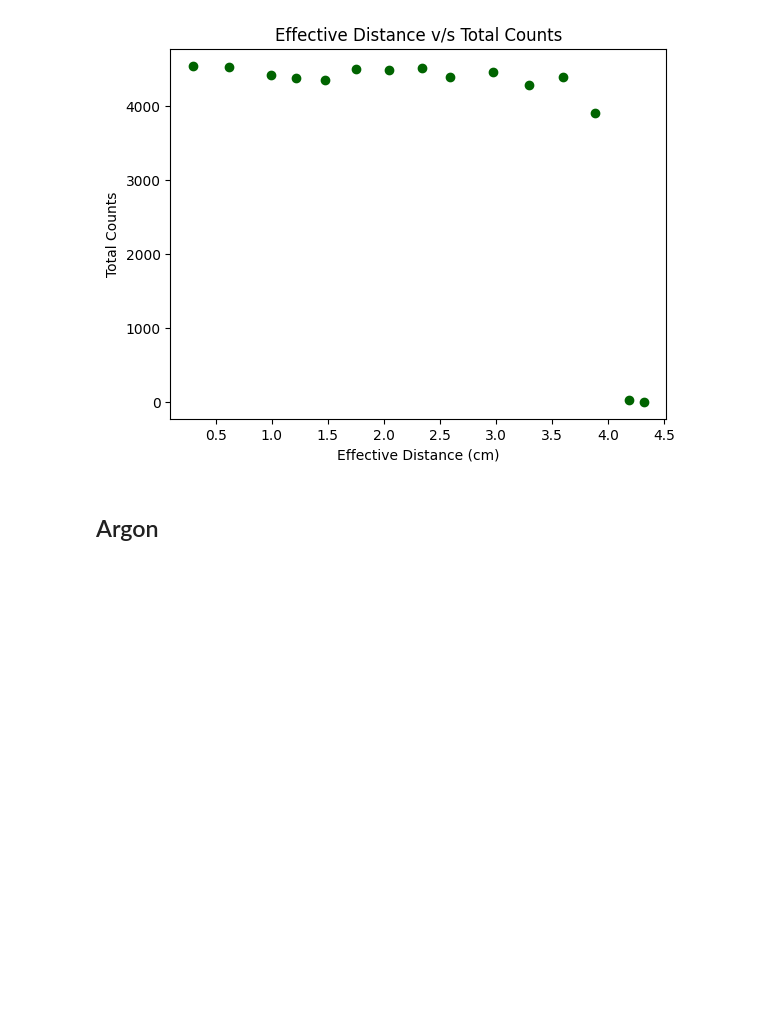
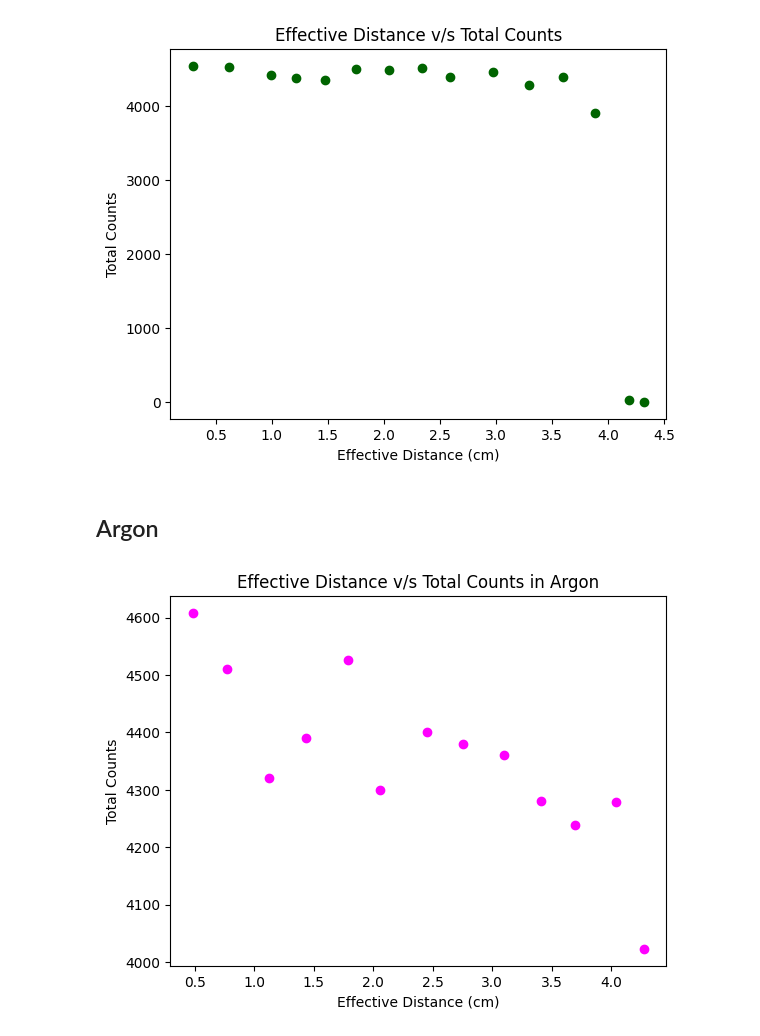
Before and after one commit to chinmayAmbasht/phys-403-alpha-range, a Jupyter notebook: day1.ipynb, the cells around one changed output. Saved outputs shown, nothing was run; the diff lists cells and outputs as text; code cells hidden in the pictures; blank space fills up the shorter version.

Commit message:
argon added

```diff
--- a/day1.ipynb
+++ b/day1.ipynb
@@ -84,6 +84,7 @@ def file_analysis(filename):
     data = pd.read_csv(filename, skiprows = 12, skipfooter=1, engine='python', header=None)
     data.columns = ['Counts']
     data['Channels'] = np.linspace(1, len(data), len(data))
+    data['Counts'] = pd.to_numeric(data['Counts'], errors='coerce')
     max_counts = data['Counts'].max()
     peak_channel = data['Channels'][data['Counts'].idxmax()]
     weighted_mean = np.average(data['Channels'], weights=data['Counts'])
@@ -136,10 +137,34 @@ plt.savefig('./Plots/effective_distance_vs_total_counts.png', dpi = 300)
 # %% [markdown]
 ## Argon
 # %%
-initialPs_argon = [84.7, 134.7, 196.5, 251.4, 313.2, 360.2, 429.3, 481.7, 541.4, 597.0, 646.5, ]
-finalPs_argon = [85.5, 135.4, 197.2, 252, 313.8, 360.8, 429.9, 482.2, 541.6, 596.8, 646.6]
+initialPs_argon = [84.7, 134.7, 196.5, 251.4, 313.2, 360.2, 429.3, 481.7, 541.4, 597.0, 646.5, 706.5, 747.7]
+finalPs_argon = [85.5, 135.4, 197.2, 252, 313.8, 360.8, 429.9, 482.2, 541.6, 596.8, 646.6, 706.5, 747.5,]
 Ps_argon = np.array([(initial + final) / 2 for initial, final in zip(initialPs_argon, finalPs_argon)])
 deltaPs_argon = np.array([(final - initial) for initial, final in zip(initialPs_argon, finalPs_argon)])
 x_eff_argon = (d * Ps_argon) / 756
 delta_x_eff_argon = (deltaPs_argon * d) / 756
 delta_x_eff_argon = np.sqrt(delta_x_eff_argon**2 + err**2)
+# %%
+string = '../Alpha Range/Argon Pressure/ArP'
+nums_arg = [84, 134, 197, 252, 313, 360, 429, 482, 541, 597, 646, 706, 747]
+filenames_argon = [f"{string}{num}.asc" for num in nums_arg]
+peak_channels_argon = []
+max_counts_argon = []
+energies_argon = []
+energies_uncertainties_argon = []
+total_counts_list_argon = []
+for file in filenames_argon:
+    pc, mc, en, std, t = file_analysis(file)
+    peak_channels_argon.append(pc)
+    max_counts_argon.append(mc)
+    energies_argon.append(en)
+    energies_uncertainties_argon.append(std)
+    total_counts_list_argon.append(t)
+# %%
+plt.plot(x_eff_argon, total_counts_list_argon, 'o', color = 'magenta')
+plt.xlabel('Effective Distance (cm)')
+plt.ylabel('Total Counts')
+plt.title('Effective Distance v/s Total Counts in Argon')
+plt.savefig('./Plots/effective_distance_vs_total_counts_argon.png', dpi = 300)
+# %% [output]
+[figure, added]
```
Also changed, not shown: parts of 1 cell of this notebook, 16 other files.
